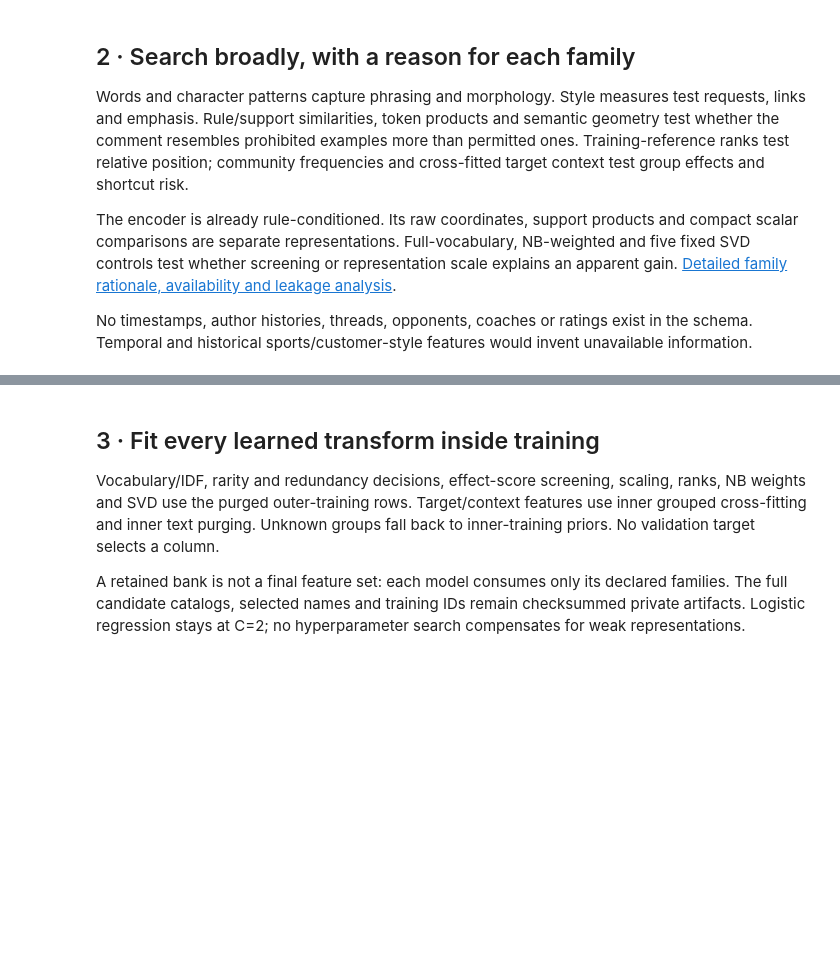
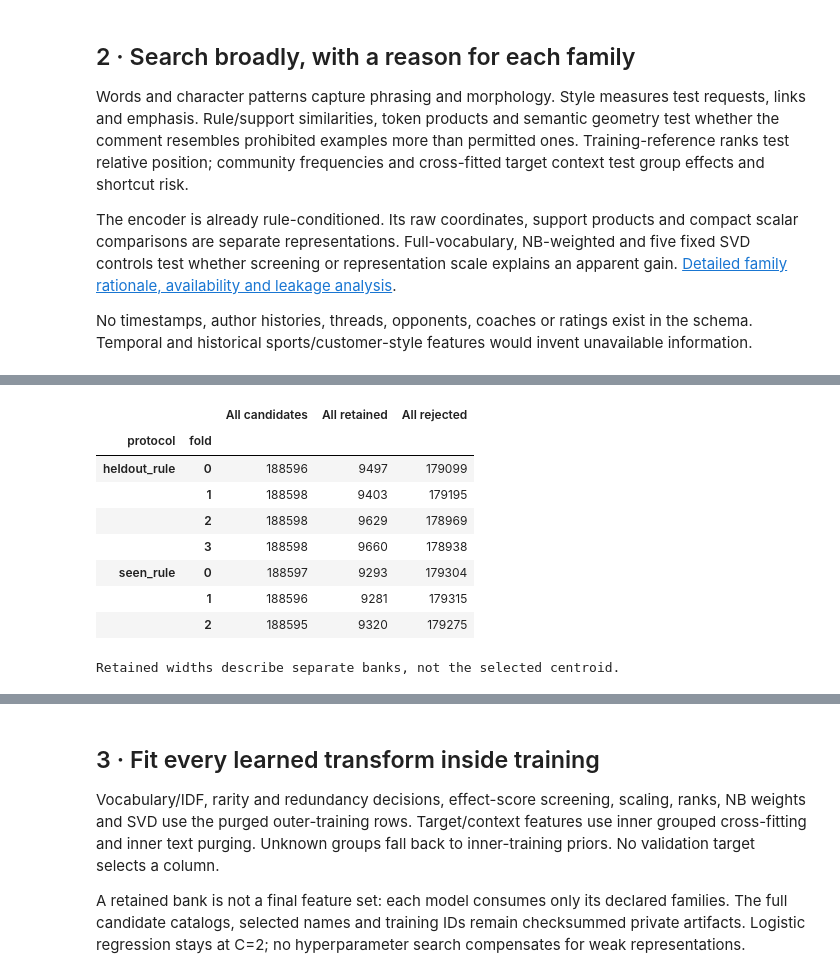
Before and after one commit to alvaromendizabal/jigsaw-rule-classifier, a Jupyter notebook: notebooks/02_baseline_and_review.ipynb, the cells around one changed output, grey strips where cells are left out. Drawn from its saved outputs; the diff is of its cells as text; code cells hidden in the pictures; blank space fills up the shorter version.

```diff
--- a/notebooks/02_baseline_and_review.ipynb
+++ b/notebooks/02_baseline_and_review.ipynb
@@ -118,0 +107,18 @@ display_expanded(root, "screening")
+# %%
+screens = pd.DataFrame(expanded["screening"]["families"] + retrieval["screening"] + formatting["screening"])
+assert (screens.candidates == screens.retained + screens.rejected).all()
+totals = screens.groupby(["protocol", "fold"])[["candidates", "retained", "rejected"]].sum()
+display(totals.rename(columns={"candidates": "All candidates", "retained": "All retained", "rejected": "All rejected"}))
+print("Retained widths describe separate banks, not the selected centroid.")
+display_expanded(root, "screening")
+# %% [output]
+|  |  | All candidates | All retained | All rejected |
+| protocol | fold |  |  |  |
+| heldout_rule | 0 | 188596 | 9497 | 179099 |
+|  | 1 | 188598 | 9403 | 179195 |
+|  | 2 | 188598 | 9629 | 178969 |
+|  | 3 | 188598 | 9660 | 178938 |
+| seen_rule | 0 | 188597 | 9293 | 179304 |
+|  | 1 | 188596 | 9281 | 179315 |
+|  | 2 | 188595 | 9320 | 179275 |
+Retained widths describe separate banks, not the selected centroid.
```
Also changed, not shown: parts of 14 cells of this notebook, 33 other files.
